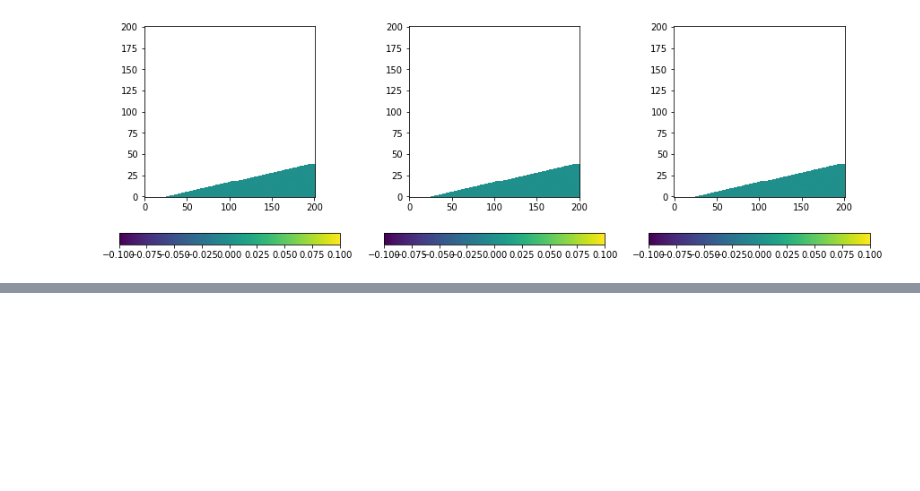
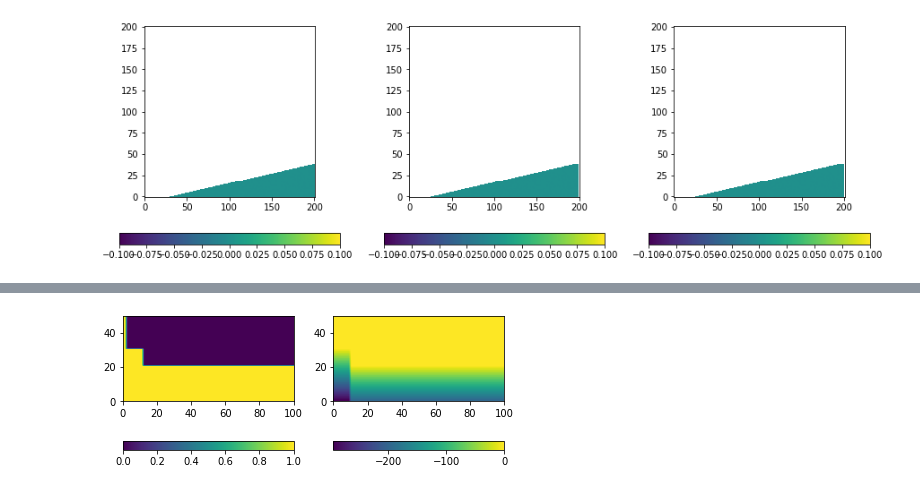
Before and after one commit to Gug-Young/Shallow_water_with_viscosity, a Jupyter notebook: 22.06.07 Navier stokes Hirt VOF method.ipynb, the cells around one changed output, grey strips where cells are left out. Cells and saved outputs as stored; diff of their text form; code cells hidden in the pictures; blank space fills up the shorter version.

```diff
--- a/22.06.07 Navier stokes Hirt VOF method.ipynb
+++ b/22.06.07 Navier stokes Hirt VOF method.ipynb
@@ -242,9 +264,9 @@ plt.colorbar(orientation="horizontal")
 # %%
 T_list =[]
 # %%
-for i in range(100):
+for i in range(1000):
     T_list.append(newdt)
-    Unew,Wnew,Pnew, newdt = NS_solver(Unew,Wnew,Pnew,F,dx,dz, newdt,nu,1e-6,c_num=0.7)
+    Unew,Wnew,Pnew, newdt = NS_solver(Unew,Wnew,Pnew,F,dx,dz, newdt,nu,1e-6,c_num=0.1)
 
 plt.figure(figsize=(15,5))
 plt.subplot(131)
@@ -266,0 +286,55 @@ plt.plot(np.cumsum(T_list))
+# %%
+N_x = 51 # for Fx,and Px
+N_z = 51  # for Fz,and Pz
+
+U_x = N_x
+U_z = N_z
+
+W_x = N_x
+W_z = N_z
+
+L_x = 100
+L_z = 50
+# %%
+U = np.zeros((U_x,U_z)) # N_x+2, N_z    , N_x [0,last] =0,and if you N_z +2 for convinient, so -1, max+ 1 also 0 for BC
+W = np.zeros((W_x,W_z)) # N_x  , N_z + 2, N_z [0,last] =0,and if you N_x +2 for convinient, so -1, max+ 1 also 0 for BC
+
+
+x = np.linspace(0,L_x,U_x,endpoint=True) # contain the boundary, make the all area
+z = np.linspace(0,L_z,W_z,endpoint=True) # contain the boundary, make the all area
+X,Z = np.meshgrid(x,z,indexing='ij')
+dx, dz = L_x/(N_x-1), L_z/(N_z-1)
+slope = lambda x,b,L: (x>=b)*(x-b)*(L/(L_x-b))
+B_X = slope(X,0,0)
+# plt.plot(x,slope(x,0,20))
+height = lambda x,b,h1,h2: (x<=b)*(h1) + (x>b)*(h2)
+H_X = height(X,10,30,20)
+BC = np.where(((X==0)|(X == L_x)|(Z==0)|(Z==L_z)))
+FC = np.where(((X==0)|(Z==0)|(Z<=H_X)|(Z<=B_X)))
+FC_not = np.where(~((X==0)|(X == L_x)|(Z==0)|(Z==L_z)|(Z<=H_X)|(Z<=B_X)))
+TC = np.where(((X==0)|(Z==0)|(Z<=B_X))&(~((Z==L_z)|(X==L_x)))) # Topology condition
+
+HC = np.where((Z<=H_X)&(Z>B_X))
+
+# plt.imshow(x, height(x,10,10,20))
+# plt.imshow(H_x.T,vmin=0, vmax= 100)
+F = np.zeros_like(U)
+F[FC] = 1
+# F[HC] = 1
+plt.subplot(121)
+plt.imshow(F.T,extent=[0,L_x,0,L_z],origin='lower')
+plt.colorbar(orientation="horizontal")
+# set pressure by height
+P = np.zeros_like(U)
+P[HC] = -g*dz
+# P[TC_not] = 0
+for i in range(N_z-1,0,-1):
+
+    P[:,i-1]+=P[:,i]
+P[TC] = 0
+plt.subplot(122)
+plt.imshow(P.T[1:,1:],extent=[0,L_x,0,L_z],origin='lower')
+plt.colorbar(orientation="horizontal")
+plt.tight_layout()
+# %% [output]
+[figure, added]
```
Also changed, not shown: parts of 14 cells of this notebook.
